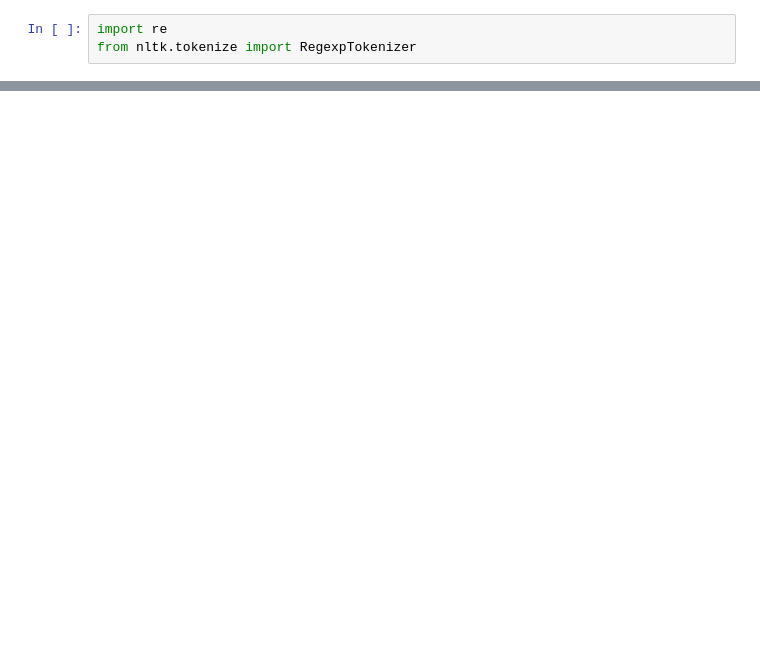
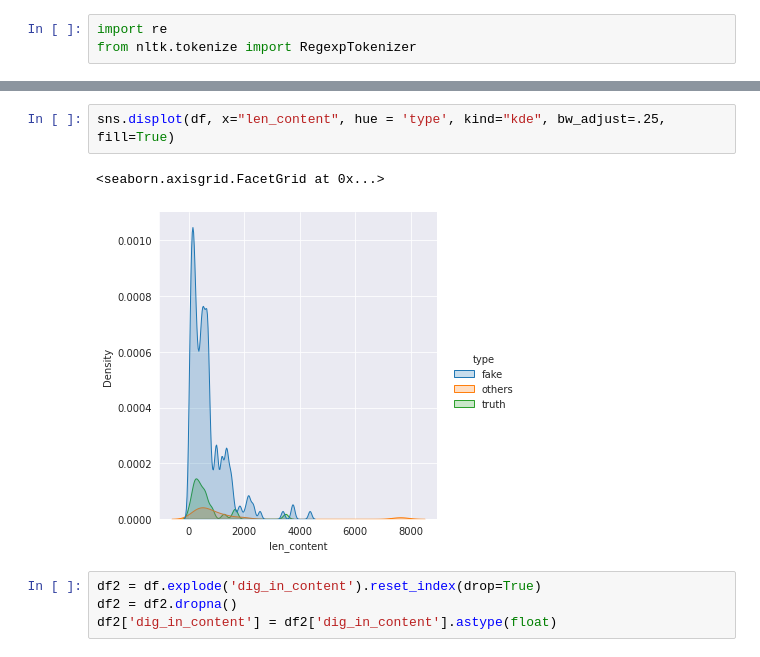
Before and after one commit to Xiiqiing/DS_project, a Jupyter notebook: M1.ipynb, the cells around one changed output, grey strips where cells are left out. Saved outputs shown, nothing was run; the diff lists cells and outputs as text; blank space fills up the shorter version.

```diff
--- a/M1.ipynb
+++ b/M1.ipynb
@@ -154,0 +126,9 @@ df.head()
+# %%
+sns.displot(df, x="len_content", hue = 'type', kind="kde", bw_adjust=.25, fill=True)
+# %% [output]
+<seaborn.axisgrid.FacetGrid at 0x...>
+[figure, added]
+# %%
+df2 = df.explode('dig_in_content').reset_index(drop=True)
+df2 = df2.dropna()
+df2['dig_in_content'] = df2['dig_in_content'].astype(float)
```
Also changed, not shown: parts of 30 cells of this notebook.
